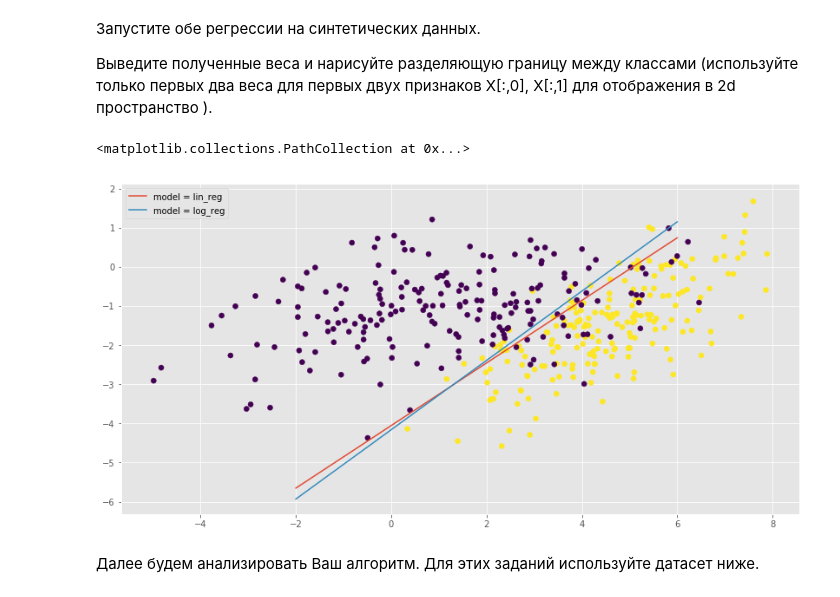
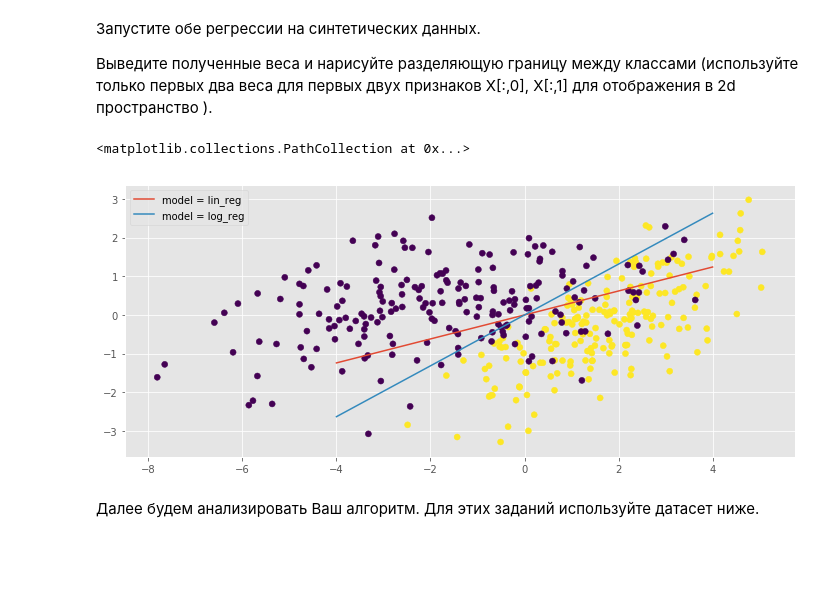
Before and after one commit to Josqa/ML_Algorithms, a Jupyter notebook: Petrovsky_hw2.ipynb, the cells around one changed output. Cells and saved outputs as stored; diff of their text form; code cells hidden in the pictures; blank space fills up the shorter version.

```diff
--- a/Petrovsky_hw2.ipynb
+++ b/Petrovsky_hw2.ipynb
@@ -242,14 +242,14 @@ def batch_generator(X, y, shuffle=True, batch_size=1):
     Генерирует подвыборку для итерации спуска (X_batch, y_batch)
     """
 
-    n = X.shape[0]
     if shuffle:
-        inds = np.random.permutation(n)
+        tmp = np.random.permutation(X.shape[0])
     else:
-        inds = np.arange(n)
-    for i in range(0, n, batch_size):
-        X_batch = X[inds[i:i + batch_size]]
-        y_batch = y[inds[i:i + batch_size]]
+        tmp = np.array(X.shape[0])
+    tmp = tmp.reshape(X.shape[0] // batch_size, batch_size)
+    for i in range(0, tmp.shape[0]):
+        X_batch = X[tmp[i]]
+        y_batch = y[tmp[i]]
         yield (X_batch, y_batch)
 
 
@@ -371,35 +378,37 @@ class MySGDClassifier(BaseEstimator, ClassifierMixin):
 Выведите полученные веса и нарисуйте разделяющую границу между классами (используйте только первых два веса для первых двух признаков X[:,0], X[:,1] для отображения в 2d пространство ).
 # %%
 def plot_decision_boundary(clf):
-    a = clf.weights
-    x = np.linspace(-2, 6, 2)
-    y = -(a[0] + a[1]*x)/a[2]
+    a = clf.weights.flatten()
+    x = np.linspace(-4, 4)
+    y = (-a[1]/a[0]) * x
     plt.plot(x, y, label='model = {}'.format(clf.model_type))
 
     plt.legend()
 # %%
 np.random.seed(0)
-plt.figure(figsize=(14, 7))
 
 C1 = np.array([[0., -0.8], [1.5, 0.8]])
 C2 = np.array([[1., -0.7], [2., 0.7]])
 gauss1 = np.dot(np.random.randn(200, 2) + np.array([5, 3]), C1)
 gauss2 = np.dot(np.random.randn(200, 2) + np.array([1.5, 0]), C2)
 
 X = np.vstack([gauss1, gauss2])
 y = np.r_[np.ones(200), np.zeros(200)]
 
-myclf = MySGDClassifier(batch_generator, C=10000, max_epoch=50, model_type='lin_reg')
-myclf.fit(X, y)
-plot_decision_boundary(myclf)
-myclf = MySGDClassifier(batch_generator, C=10000, max_epoch=50, model_type='log_reg')
-myclf.fit(X, y)
-plot_decision_boundary(myclf)
+model = MySGDClassifier(batch_generator, model_type='lin_reg')
+model.fit(X, y)
+plot_decision_boundary(model)
+
+model = MySGDClassifier(batch_generator, model_type='log_reg')
+model.fit(X, y)
+plot_decision_boundary(model)
+
+X = (X - np.mean(X, axis=0))
 
 plt.scatter(X[:,0], X[:,1], c=y)
 # %% [output]
 <matplotlib.collections.PathCollection at 0x...>
-[figure, old version]
+[figure, new version]
 # %% [markdown]
 Далее будем анализировать Ваш алгоритм.
 Для этих заданий используйте датасет ниже.
```
Also changed, not shown: parts of 21 cells of this notebook.
